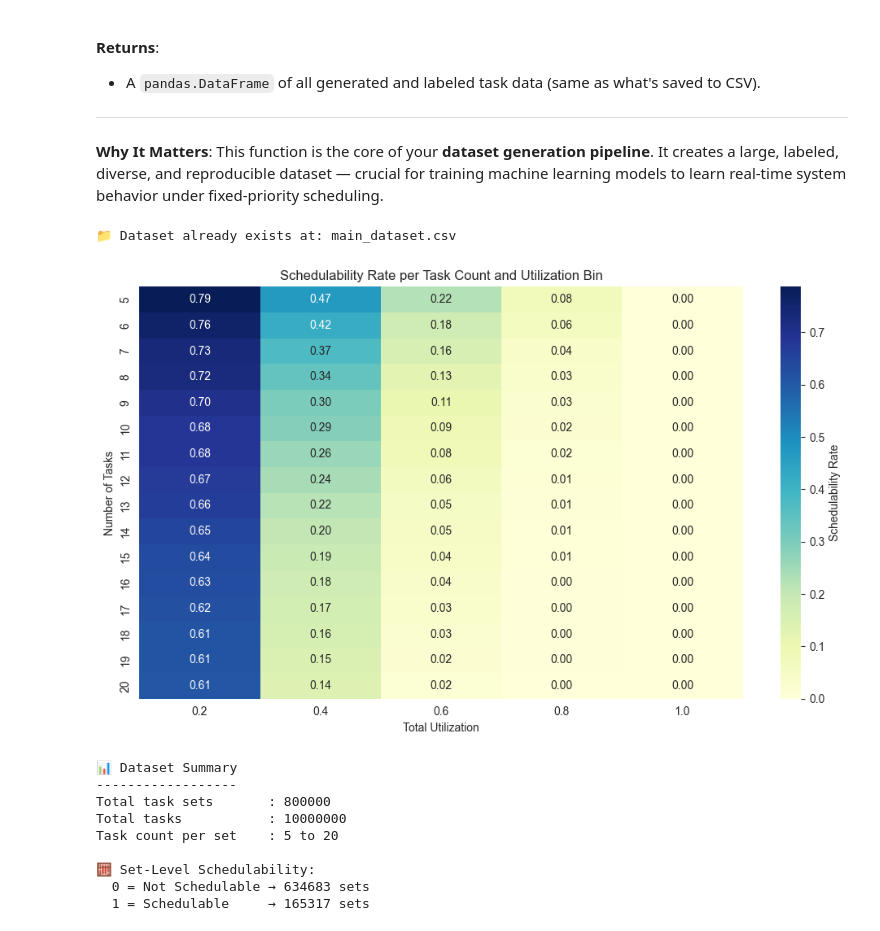
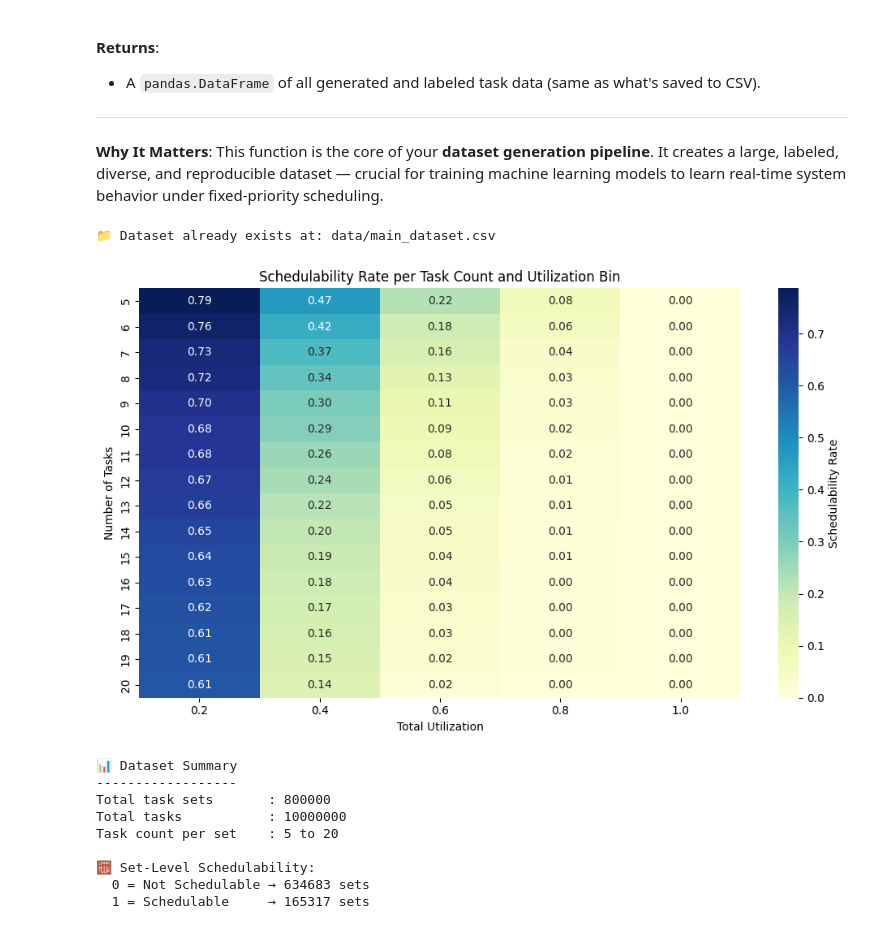
Before and after one commit to MuradGadirovUoL/dissertation, a Jupyter notebook: main/main.ipynb, the cells around one changed output. Cells and saved outputs as stored; diff of their text form; code cells hidden in the pictures.

```diff
--- a/main/main.ipynb
+++ b/main/main.ipynb
@@ -472,29 +472,29 @@ def generate_dataset_csv(
 
     return df
 # %%
-generate_dataset_csv("main_dataset.csv", samples_per_combination=10000)
+generate_dataset_csv("data/main_dataset.csv", samples_per_combination=10000)
 # %% [output]
-📁 Dataset already exists at: main_dataset.csv
+📁 Dataset already exists at: data/main_dataset.csv
 # %%
 # Load the main dataset
-df = pd.read_csv("main_dataset.csv")
+df = pd.read_csv("data/main_dataset.csv")
 
 # Group by task count and utilization total, then compute schedulability rate
 df_grouped = df.groupby(['n_tasks', 'U_total'])['set_schedulable'].mean().reset_index()
 
 # Pivot for heatmap
 heatmap_data = df_grouped.pivot(index='n_tasks', columns='U_total', values='set_schedulable')
 
 # Plot heatmap
 plt.figure(figsize=(10, 6))
 sns.heatmap(heatmap_data, annot=True, fmt=".2f", cmap="YlGnBu", cbar_kws={'label': 'Schedulability Rate'})
 plt.title("Schedulability Rate per Task Count and Utilization Bin")
 plt.xlabel("Total Utilization")
 plt.ylabel("Number of Tasks")
 plt.tight_layout()
 plt.show()
 # %% [output]
-[figure, old version]
+[figure, new version]
 # %%
 # === Human-readable feature labels ===
 feature_labels = {
```
Also changed, not shown: parts of 4 cells of this notebook, 2 other files.
